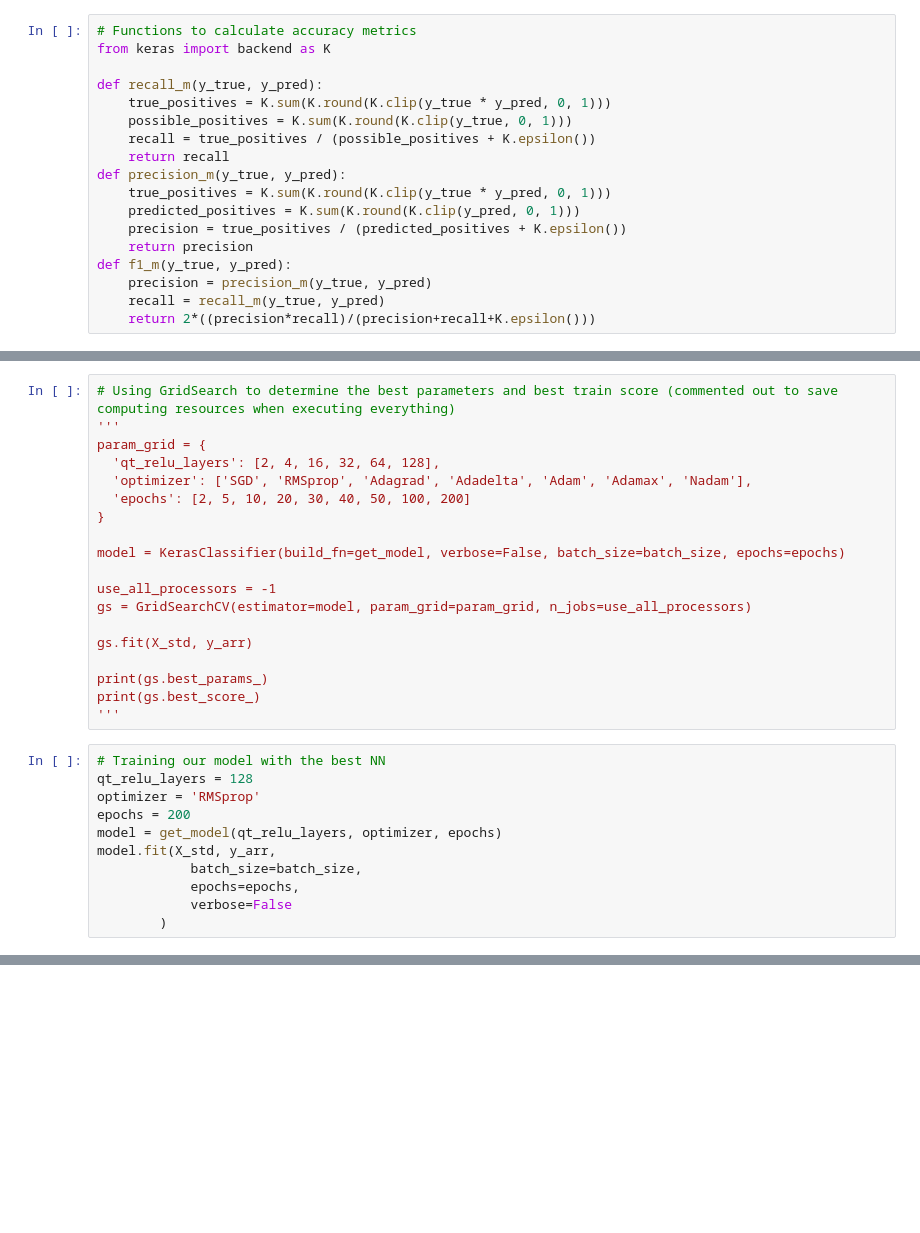
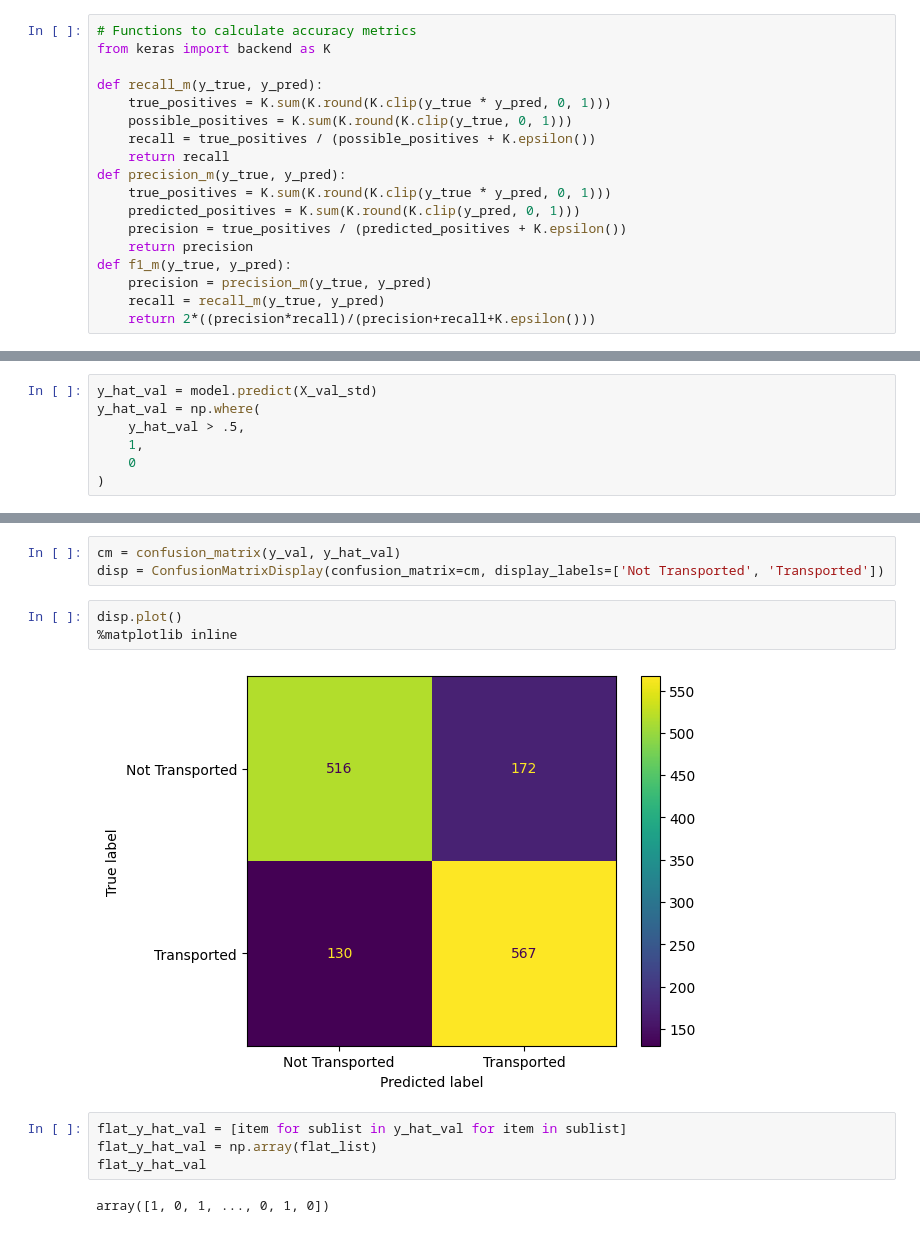
Before and after one commit to joaozanlorensi/deep-learning, a Jupyter notebook: 2 - Deep Feedforward Networks/Assignment 2/Assignment.ipynb, the cells around one changed output, grey strips where cells are left out. Drawn from its saved outputs; the diff is of its cells as text; blank space fills up the shorter version.

```diff
--- a/2 - Deep Feedforward Networks/Assignment 2/Assignment.ipynb
+++ b/2 - Deep Feedforward Networks/Assignment 2/Assignment.ipynb
@@ -327,30 +415,0 @@ y_arr = keras.utils.np_utils.to_categorical(y, num_classes)
-# %%
-# Using GridSearch to determine the best parameters and best train score (commented out to save computing resources when executing everything)
-'''
-param_grid = {
-  'qt_relu_layers': [2, 4, 16, 32, 64, 128],
-  'optimizer': ['SGD', 'RMSprop', 'Adagrad', 'Adadelta', 'Adam', 'Adamax', 'Nadam'],
-  'epochs': [2, 5, 10, 20, 30, 40, 50, 100, 200]
-}
-
-model = KerasClassifier(build_fn=get_model, verbose=False, batch_size=batch_size, epochs=epochs)
-
-use_all_processors = -1
-gs = GridSearchCV(estimator=model, param_grid=param_grid, n_jobs=use_all_processors)
-
-gs.fit(X_std, y_arr)
-
-print(gs.best_params_)
-print(gs.best_score_)
-'''
-# %%
-# Training our model with the best NN
-qt_relu_layers = 128
-optimizer = 'RMSprop'
-epochs = 200
-model = get_model(qt_relu_layers, optimizer, epochs)
-model.fit(X_std, y_arr,
-            batch_size=batch_size,
-            epochs=epochs,
-            verbose=False
-        )
@@ -367,0 +423,7 @@ df_results.to_csv('Results.csv', index=False)
+# %%
+y_hat_val = model.predict(X_val_std)
+y_hat_val = np.where(
+    y_hat_val > .5,
+    1,
+    0
+)
@@ -367,0 +432,14 @@ df_results.to_csv('Results.csv', index=False)
+# %%
+cm = confusion_matrix(y_val, y_hat_val)
+disp = ConfusionMatrixDisplay(confusion_matrix=cm, display_labels=['Not Transported', 'Transported'])
+# %%
+disp.plot()
+%matplotlib inline
+# %% [output]
+[figure, added]
+# %%
+flat_y_hat_val = [item for sublist in y_hat_val for item in sublist]
+flat_y_hat_val = np.array(flat_list)
+flat_y_hat_val
+# %% [output]
+array([1, 0, 1, ..., 0, 1, 0])
```
Also changed, not shown: parts of 132 cells of this notebook.
